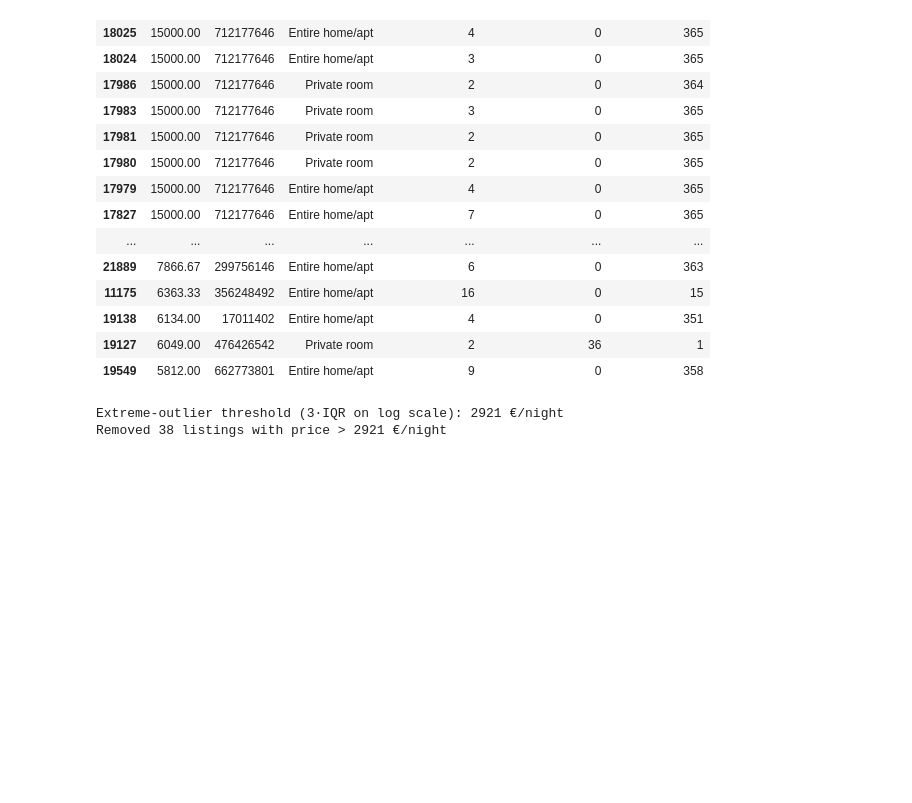
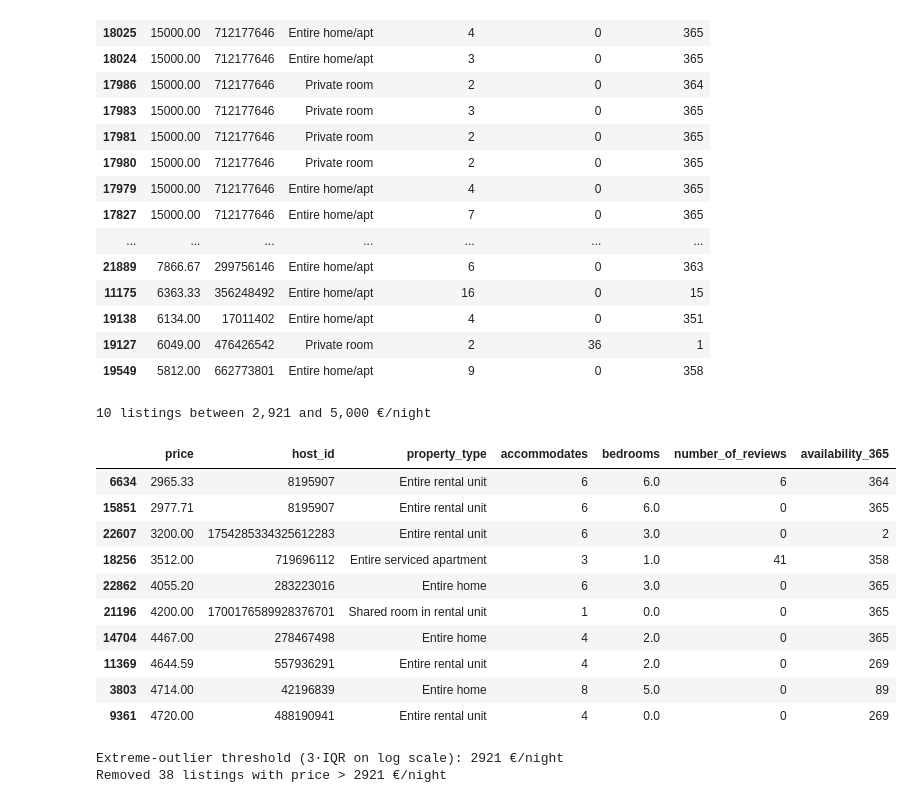
Before and after one commit to PabloMonteroRuiz/machine-learning-airbnb, a Jupyter notebook: notebooks/02_distributions_and_outliers.ipynb, the cells around one changed output. Drawn from its saved outputs; the diff is of its cells as text; code cells hidden in the pictures; blank space fills up the shorter version.

Commit message:
Add evidence for price outliers and improve notebook 02 structure

```diff
--- a/notebooks/02_distributions_and_outliers.ipynb
+++ b/notebooks/02_distributions_and_outliers.ipynb
@@ -103,6 +103,24 @@ Name: count, dtype: int64
 | 19138 | 6134.00 | 17011402 | Entire home/apt | 4 | 0 | 351 |
 | 19127 | 6049.00 | 476426542 | Private room | 2 | 36 | 1 |
 | 19549 | 5812.00 | 662773801 | Entire home/apt | 9 | 0 | 358 |
+# %%
+mid = df[(df["price"] > 2921) & (df["price"] < 5000)]
+print(f"{len(mid)} listings between 2,921 and 5,000 €/night")
+mid[["price", "host_id", "property_type", "accommodates", "bedrooms",
+     "number_of_reviews", "availability_365"]].sort_values("price")
+# %% [output]
+10 listings between 2,921 and 5,000 €/night
+|  | price | host_id | property_type | accommodates | bedrooms | number_of_reviews | availability_365 |
+| 6634 | 2965.33 | 8195907 | Entire rental unit | 6 | 6.0 | 6 | 364 |
+| 15851 | 2977.71 | 8195907 | Entire rental unit | 6 | 6.0 | 0 | 365 |
+| 22607 | 3200.00 | 1754285334325612283 | Entire rental unit | 6 | 3.0 | 0 | 2 |
+| 18256 | 3512.00 | 719696112 | Entire serviced apartment | 3 | 1.0 | 41 | 358 |
+| 22862 | 4055.20 | 283223016 | Entire home | 6 | 3.0 | 0 | 365 |
+| 21196 | 4200.00 | 1700176589928376701 | Shared room in rental unit | 1 | 0.0 | 0 | 365 |
+| 14704 | 4467.00 | 278467498 | Entire home | 4 | 2.0 | 0 | 365 |
+| 11369 | 4644.59 | 557936291 | Entire rental unit | 4 | 2.0 | 0 | 269 |
+| 3803 | 4714.00 | 42196839 | Entire home | 8 | 5.0 | 0 | 89 |
+| 9361 | 4720.00 | 488190941 | Entire rental unit | 4 | 0.0 | 0 | 269 |
 # %%
 log_low3, log_high3 = iqr_bounds(log_price, k=3)
 upper_price = np.exp(log_high3)
```
Also changed, not shown: parts of 2 cells of this notebook.
